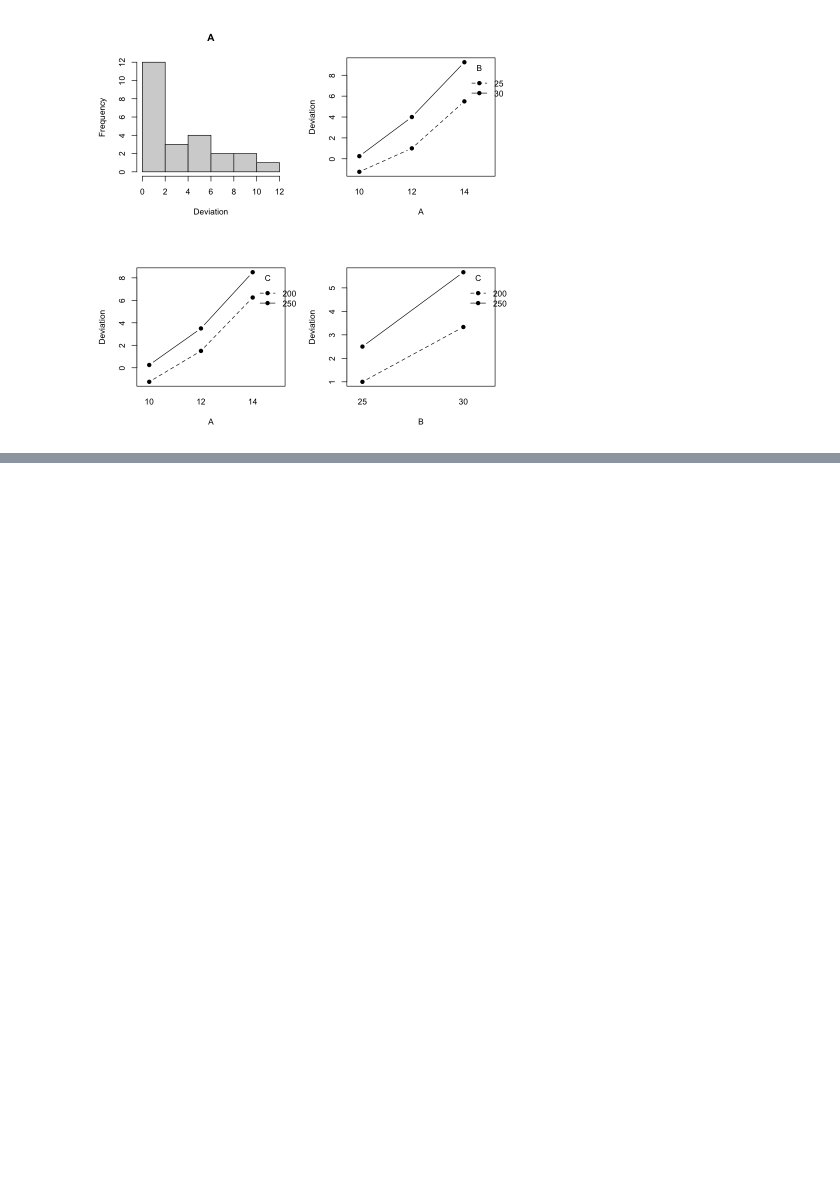
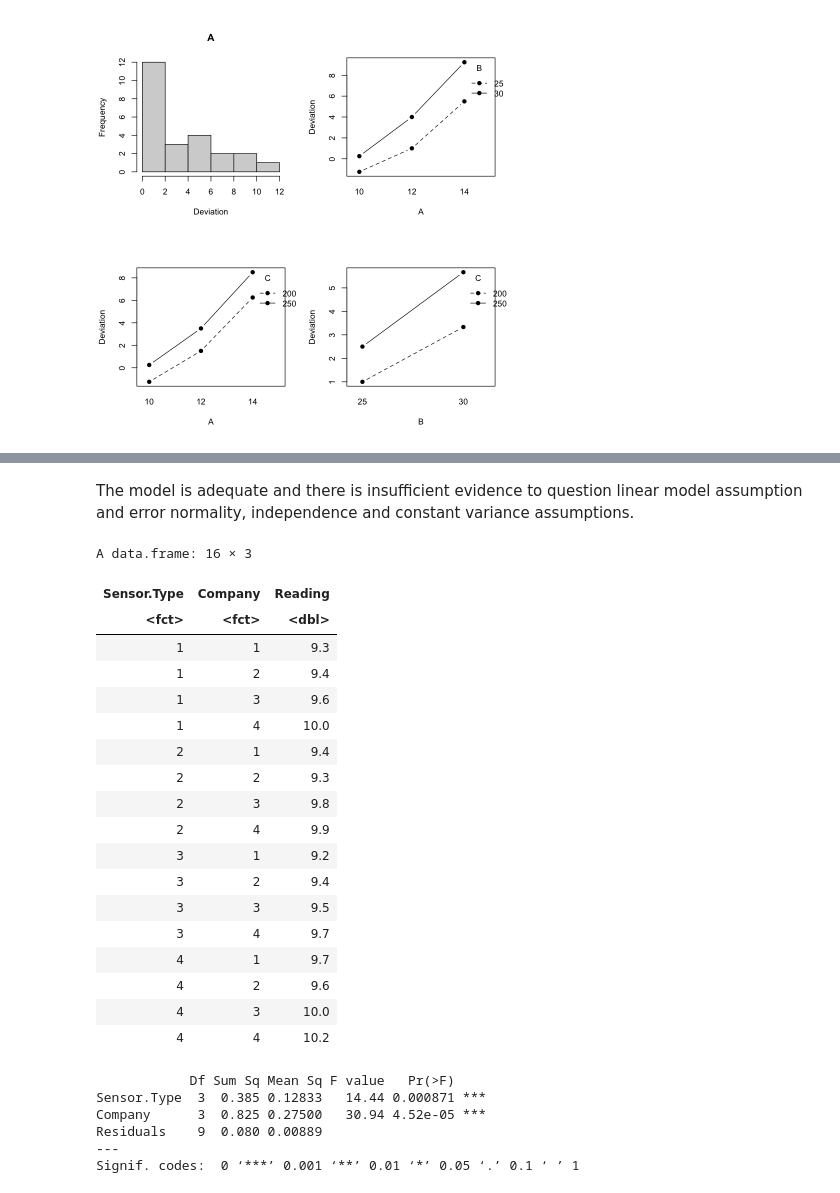
Before and after one commit to oooookk7/experimental-design-statistics, a Jupyter notebook: 04 - Introduction to Factorial Designs/notes.ipynb, the cells around one changed output, grey strips where cells are left out. Saved outputs shown, nothing was run; the diff lists cells and outputs as text; code cells hidden in the pictures; blank space fills up the shorter version.

```diff
--- a/04 - Introduction to Factorial Designs/notes.ipynb
+++ b/04 - Introduction to Factorial Designs/notes.ipynb
@@ -600,0 +711,42 @@ The model is adequate and there is insufficient evidence to question linear mode
+# %% [markdown]
+The model is adequate and there is insufficient evidence to question linear model assumption and error normality, independence and constant variance assumptions.
+# %%
+sensor <- factor(rep(1:4, each=4))
+comp <- factor(rep(1:4, times=4))
+y <- c(9.3, 9.4, 9.6, 10,
+       9.4, 9.3, 9.8, 9.9,
+       9.2, 9.4, 9.5, 9.7,
+       9.7, 9.6, 10, 10.2)
+
+dataset <- data.frame(Sensor.Type=sensor, Company=comp, Reading=y)
+dataset
+# %% [output]
+A data.frame: 16 × 3
+| Sensor.Type | Company | Reading |
+| <fct> | <fct> | <dbl> |
+| 1 | 1 | 9.3 |
+| 1 | 2 | 9.4 |
+| 1 | 3 | 9.6 |
+| 1 | 4 | 10.0 |
+| 2 | 1 | 9.4 |
+| 2 | 2 | 9.3 |
+| 2 | 3 | 9.8 |
+| 2 | 4 | 9.9 |
+| 3 | 1 | 9.2 |
+| 3 | 2 | 9.4 |
+| 3 | 3 | 9.5 |
+| 3 | 4 | 9.7 |
+| 4 | 1 | 9.7 |
+| 4 | 2 | 9.6 |
+| 4 | 3 | 10.0 |
+| 4 | 4 | 10.2 |
+# %%
+anova <- aov(Reading ~ Sensor.Type + Company, data=dataset)
+summary(anova)
+# %% [output]
+            Df Sum Sq Mean Sq F value   Pr(>F)
+Sensor.Type  3  0.385 0.12833   14.44 0.000871 ***
+Company      3  0.825 0.27500   30.94 4.52e-05 ***
+Residuals    9  0.080 0.00889
+---
+Signif. codes:  0 ‘***’ 0.001 ‘**’ 0.01 ‘*’ 0.05 ‘.’ 0.1 ‘ ’ 1
```
Also changed, not shown: parts of 81 cells of this notebook, 6 other files.
